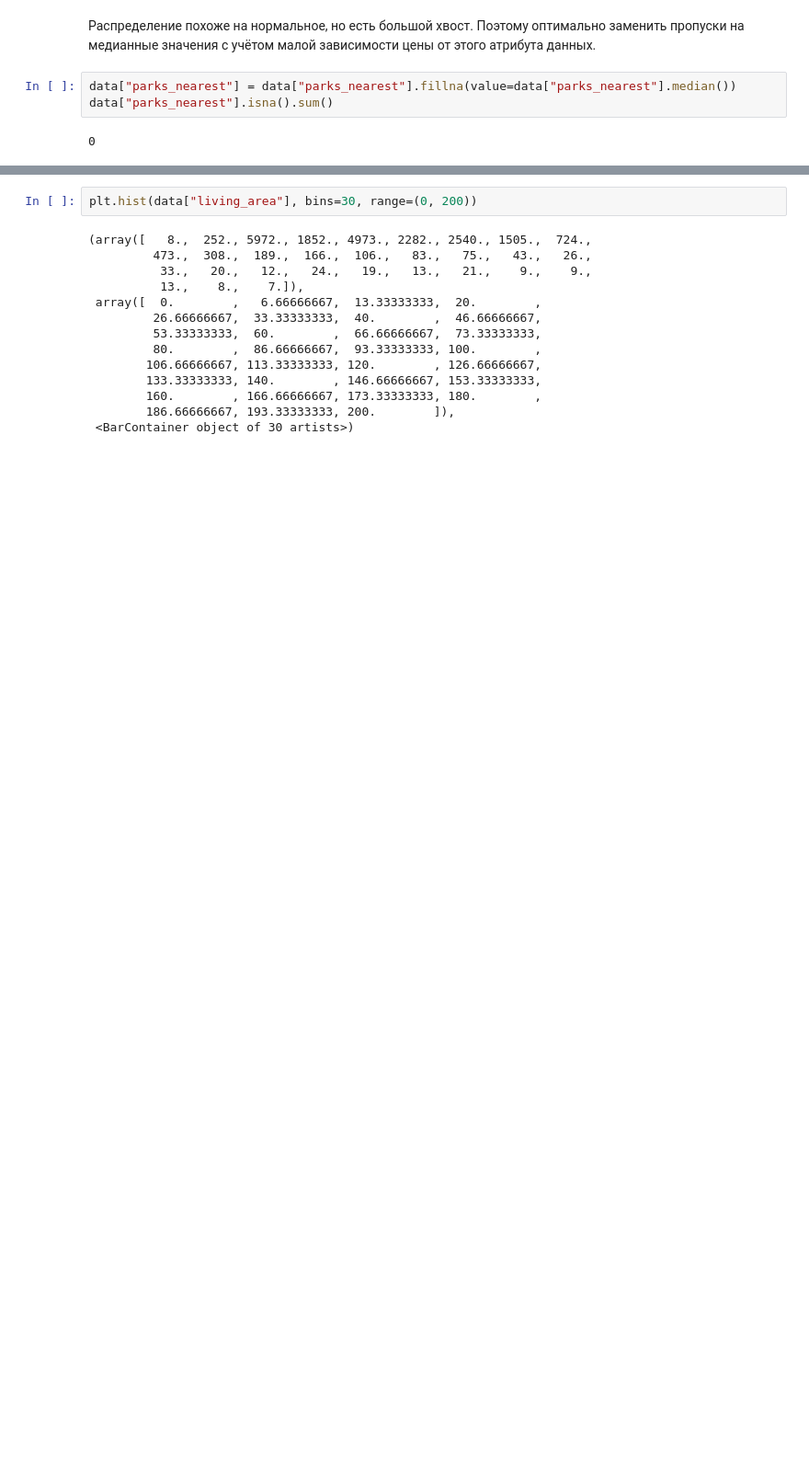
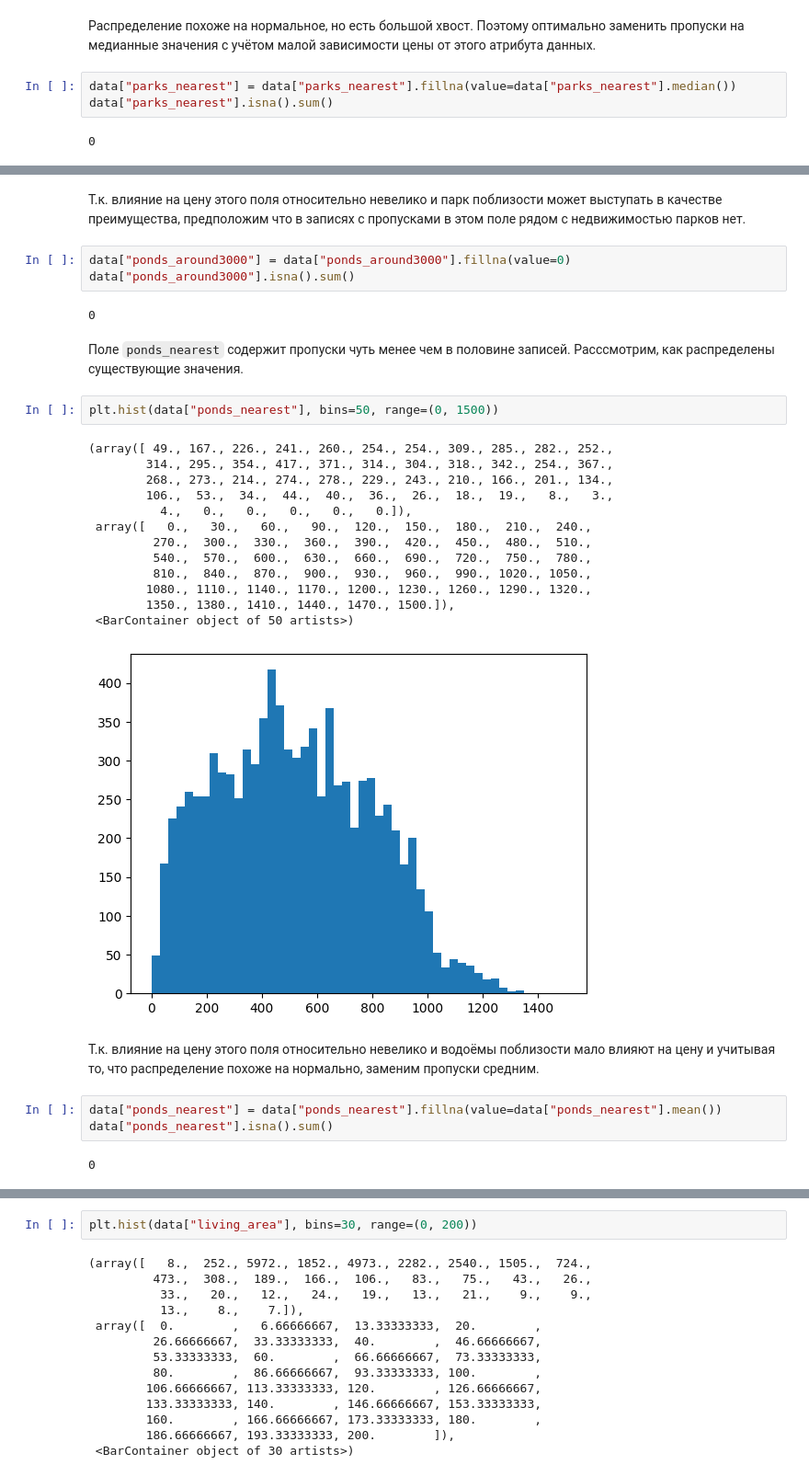
Before and after one commit to EvanderLatine/DS_Practicum, a Jupyter notebook: Real_Estate_Price_Prediction/EDA.ipynb, the cells around one changed output, grey strips where cells are left out. Shown at 92% size. Cells and saved outputs as stored; diff of their text form; blank space fills up the shorter version.

Commit message:
feat: end filling missing data

```diff
--- a/Real_Estate_Price_Prediction/EDA.ipynb
+++ b/Real_Estate_Price_Prediction/EDA.ipynb
@@ -324,0 +335,32 @@ data["parks_nearest"].isna().sum()
+# %% [markdown]
+Т.к. влияние на цену этого поля относительно невелико и парк поблизости может выступать в качестве преимущества, предположим что в записях с пропусками в этом поле рядом с недвижимостью парков нет.
+# %%
+data["ponds_around3000"] = data["ponds_around3000"].fillna(value=0)
+data["ponds_around3000"].isna().sum()
+# %% [output]
+0
+# %% [markdown]
+Поле `ponds_nearest` содержит пропуски чуть менее чем в половине записей. Расссмотрим, как распределены существующие значения.
+# %%
+plt.hist(data["ponds_nearest"], bins=50, range=(0, 1500))
+# %% [output]
+(array([ 49., 167., 226., 241., 260., 254., 254., 309., 285., 282., 252.,
+        314., 295., 354., 417., 371., 314., 304., 318., 342., 254., 367.,
+        268., 273., 214., 274., 278., 229., 243., 210., 166., 201., 134.,
+        106.,  53.,  34.,  44.,  40.,  36.,  26.,  18.,  19.,   8.,   3.,
+          4.,   0.,   0.,   0.,   0.,   0.]),
+ array([   0.,   30.,   60.,   90.,  120.,  150.,  180.,  210.,  240.,
+         270.,  300.,  330.,  360.,  390.,  420.,  450.,  480.,  510.,
+         540.,  570.,  600.,  630.,  660.,  690.,  720.,  750.,  780.,
+         810.,  840.,  870.,  900.,  930.,  960.,  990., 1020., 1050.,
+        1080., 1110., 1140., 1170., 1200., 1230., 1260., 1290., 1320.,
+        1350., 1380., 1410., 1440., 1470., 1500.]),
+ <BarContainer object of 50 artists>)
+[figure, added]
+# %% [markdown]
+Т.к. влияние на цену этого поля относительно невелико и водоёмы поблизости мало влияют на цену и учитывая то, что распределение похоже на нормально, заменим пропуски средним.
+# %%
+data["ponds_nearest"] = data["ponds_nearest"].fillna(value=data["ponds_nearest"].mean())
+data["ponds_nearest"].isna().sum()
+# %% [output]
+0
```
Also changed, not shown: parts of 11 cells of this notebook.
